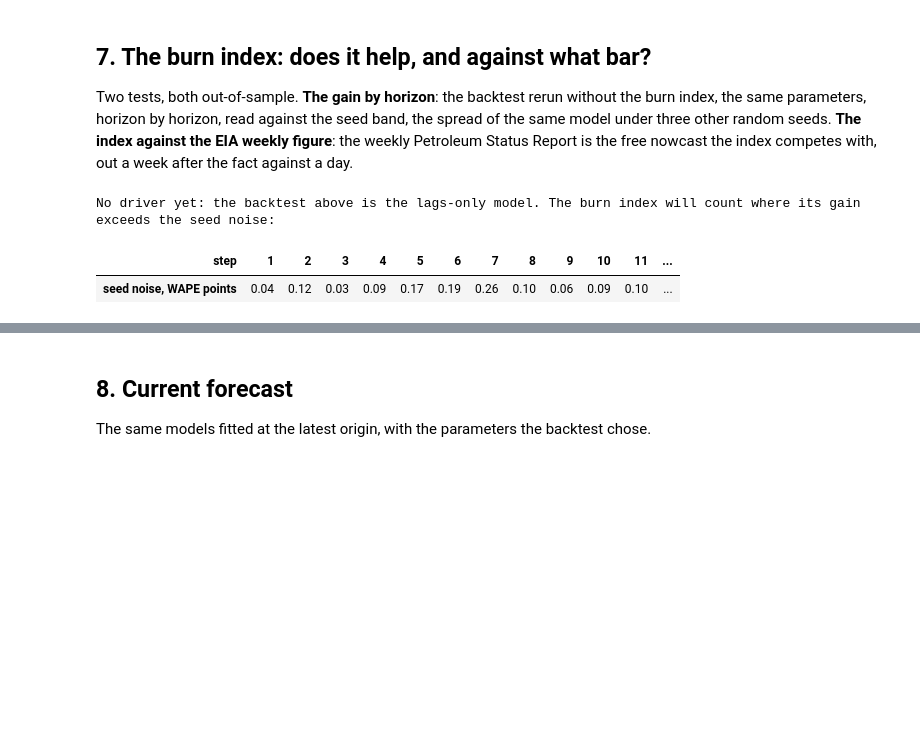
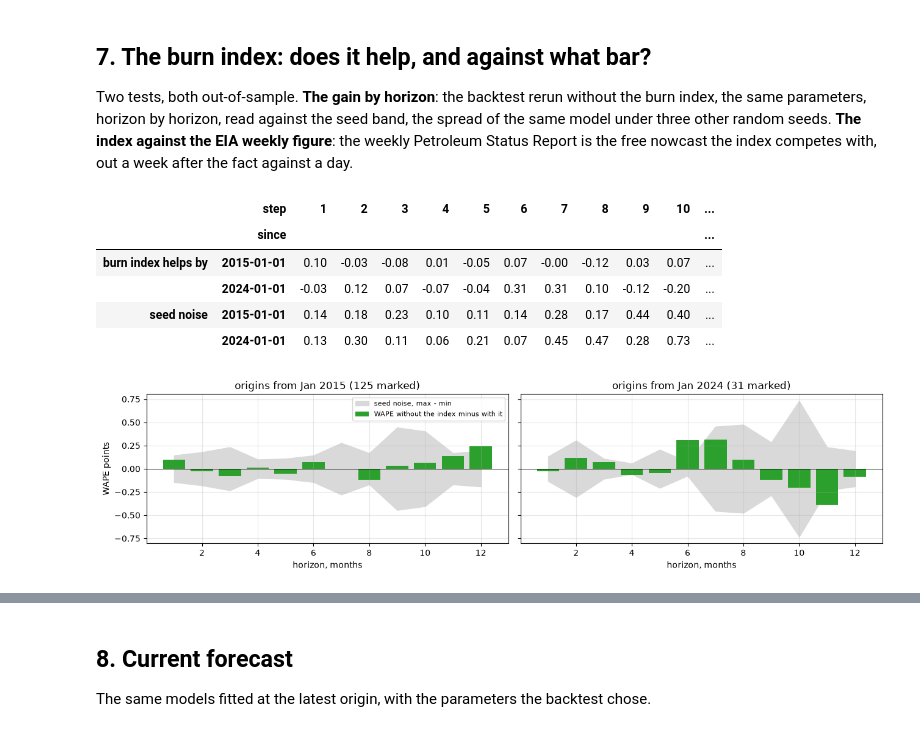
Before and after one commit to malobouygues/Oil_products_demand, a Jupyter notebook: notebooks/02_model_jet.ipynb, the cells around one changed output, grey strips where cells are left out. Cells and saved outputs as stored; diff of their text form; code cells hidden in the pictures; blank space fills up the shorter version.

```diff
--- a/notebooks/02_model_jet.ipynb
+++ b/notebooks/02_model_jet.ipynb
@@ -273,23 +307,25 @@ YEARS
 
 Two tests, both out-of-sample. **The gain by horizon**: the backtest rerun without the burn index, the same parameters, horizon by horizon, read against the seed band, the spread of the same model under three other random seeds. **The index against the EIA weekly figure**: the weekly Petroleum Status Report is the free nowcast the index competes with, out a week after the fact against a day.
 # %%
-ablation = sql.query("SELECT * FROM ablation WHERE product = 'jet'")
-seeds = sql.query("SELECT * FROM seeds WHERE product = 'jet'")
-runs = pd.concat([seeds, ablation[ablation["variant"] == "all drivers"].assign(seed=model.PARAMS["random_state"])])
-band = runs.groupby("step")["xgboost"].agg(lambda s: s.max() - s.min()).rename("seed noise, WAPE points")
-steps = ablation.pivot_table(index="step", columns="variant", values="xgboost")
-if "lags only" in steps:
-    gain = (steps["lags only"] - steps["all drivers"]).rename("burn index helps by, WAPE points")
-    fig, ax = plt.subplots()
-    ax.bar(gain.index, gain, color="C2", label="WAPE without the index minus with it")
-    ax.fill_between(band.index, -band, band, color="0.85", zorder=0, label="seed noise, max - min")
-    ax.axhline(0, color="k", lw=.7); ax.set_xlabel("horizon, months"); ax.legend()
-    print(pd.concat([gain, band], axis=1).T.round(2))
-else:
-    print("No driver yet: the backtest above is the lags-only model. The burn index will count where its gain exceeds the seed noise:")
-band.to_frame().T
+band = runs.groupby(["since", "step"])["xgboost"].agg(lambda s: s.max() - s.min())
+steps = ablation.pivot_table(index=["since", "step"], columns="variant", values="xgboost")
+gain = steps["lags only"] - steps["all drivers"]
+windows = gain.index.get_level_values("since").unique()
+fig, axes = plt.subplots(1, len(windows), figsize=(13, 3.4), sharey=True, squeeze=False)
+for ax, since in zip(axes[0], windows):
+    origins = marked.loc[marked["origin"] >= since, "origin"].nunique()
+    ax.bar(gain[since].index, gain[since], color="C2", label="WAPE without the index minus with it")
+    ax.fill_between(band[since].index, -band[since], band[since], color="0.85", zorder=0, label="seed noise, max - min")
+    ax.axhline(0, color="k", lw=.7); ax.set_xlabel("horizon, months"); ax.set_title(f"origins from {since:%b %Y} ({origins} marked)")
+axes[0, 0].set_ylabel("WAPE points"); axes[0, 0].legend(fontsize=8)
+plt.tight_layout();
+pd.DataFrame({"burn index helps by": gain, "seed noise": band}).unstack("since").T.round(2)
 # %% [output]
-No driver yet: the backtest above is the lags-only model. The burn index will count where its gain exceeds the seed noise:
-| step | 1 | 2 | 3 | 4 | 5 | 6 | 7 | 8 | 9 | 10 | 11 | ... |
-| seed noise, WAPE points | 0.04 | 0.12 | 0.03 | 0.09 | 0.17 | 0.19 | 0.26 | 0.10 | 0.06 | 0.09 | 0.10 | ... |
+|  | step | 1 | 2 | 3 | 4 | 5 | 6 | 7 | 8 | 9 | 10 | ... |
+|  | since |  |  |  |  |  |  |  |  |  |  | ... |
+| burn index helps by | 2015-01-01 | 0.10 | -0.03 | -0.08 | 0.01 | -0.05 | 0.07 | -0.00 | -0.12 | 0.03 | 0.07 | ... |
+|  | 2024-01-01 | -0.03 | 0.12 | 0.07 | -0.07 | -0.04 | 0.31 | 0.31 | 0.10 | -0.12 | -0.20 | ... |
+| seed noise | 2015-01-01 | 0.14 | 0.18 | 0.23 | 0.10 | 0.11 | 0.14 | 0.28 | 0.17 | 0.44 | 0.40 | ... |
+|  | 2024-01-01 | 0.13 | 0.30 | 0.11 | 0.06 | 0.21 | 0.07 | 0.45 | 0.47 | 0.28 | 0.73 | ... |
+[figure, added]
 # %%
```
Also changed, not shown: parts of 38 cells of this notebook, 38 other files.
